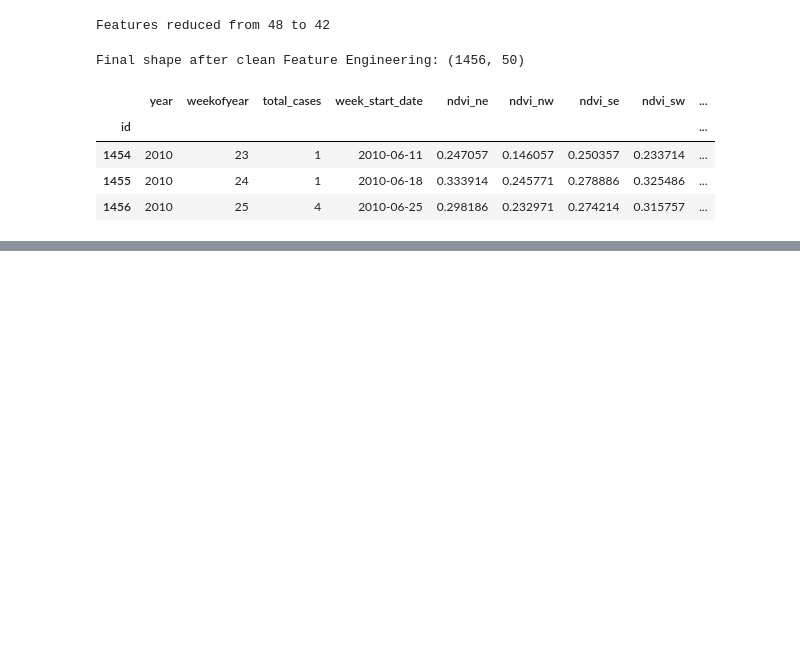
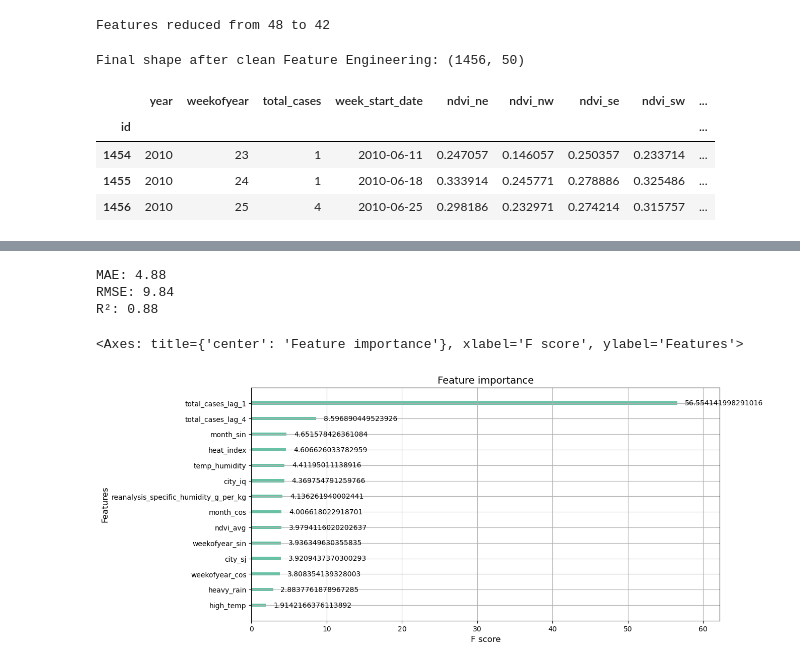
Before and after one commit to KitwanaSh/data_driven_competition, a Jupyter notebook: denai_diseases_spread/den_disease_spread.ipynb, the cells around one changed output, grey strips where cells are left out. Drawn from its saved outputs; the diff is of its cells as text; code cells hidden in the pictures; blank space fills up the shorter version.

```diff
--- a/denai_diseases_spread/den_disease_spread.ipynb
+++ b/denai_diseases_spread/den_disease_spread.ipynb
@@ -1017,0 +1165,19 @@ Final shape after clean Feature Engineering: (1456, 50)
+# %%
+# Tuning
+def objective(trial):
+    params = {
+        'n_estimators': trial.suggest_int('n_estimators', 100, 1000),
+        'max_depth': trial.suggest_int('max_depth', 3, 10),
+        'learning_rate': trial.suggest_float('learning_rate', 0.01, 0.2),
+        'subsample': trial.suggest_float('subsample', 0.6, 1.0),
+        'colsample_bytree': trial.suggest_float('colsample_bytree', 0.6, 1.0),
+    }
+
+    model = xgb.XGBRegressor(**params, objective='reg:absoluteerror')
+    model.fit(train[features], train['total_cases'])
+    val_preds = model.predict(val[features])
+    return mean_absolute_error(val['total_cases'], val_preds)
+
+study = optuna.create_study(direction='minimize')
+study.optimize(objective, n_trials=30)
+print(f"Best params: {study.best_params}")
@@ -1017,0 +1212,12 @@ Final shape after clean Feature Engineering: (1456, 50)
+# %%
+# best_params = {
+#     'n_estimators': 126,
+#     'max_depth': 6,
+#     'learning_rate': 0.017362223257950227,
+#     'subsample': 0.968439361099117,
+#     'colsample_bytree': 0.9448565569489517
+# }
+best_params = study.best_params
+
+final_model = xgb.XGBRegressor(**best_params, objective='reg:absoluteerror')
+final_model.fit(df[features], df['total_cases'])
@@ -1017,0 +1237,16 @@ Final shape after clean Feature Engineering: (1456, 50)
+# %%
+# Tuning Validation
+val_preds = final_model.predict(val[features])
+print(f"MAE: {mean_absolute_error(val['total_cases'], val_preds):.2f}")
+print(f"RMSE: {np.sqrt(mean_squared_error(val['total_cases'], val_preds)):.2f}")
+print(f"R²: {r2_score(val['total_cases'], val_preds):.2f}")
+# %% [output]
+MAE: 4.88
+RMSE: 9.84
+R²: 0.88
+# %%
+# plot feature importance
+xgb.plot_importance(final_model, importance_type="gain")
+# %% [output]
+<Axes: title={'center': 'Feature importance'}, xlabel='F score', ylabel='Features'>
+[figure, added]
```
Also changed, not shown: parts of 24 cells of this notebook.
